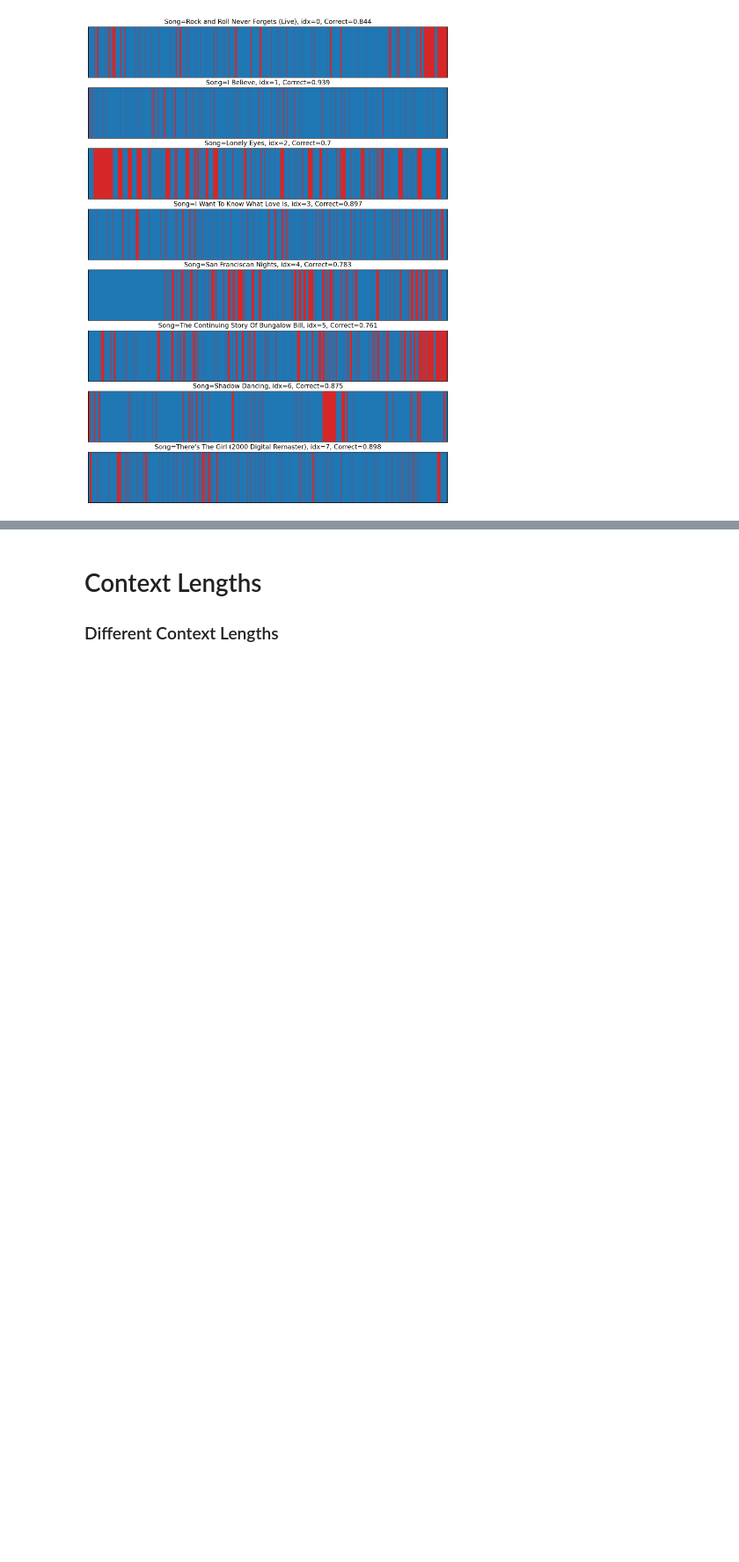
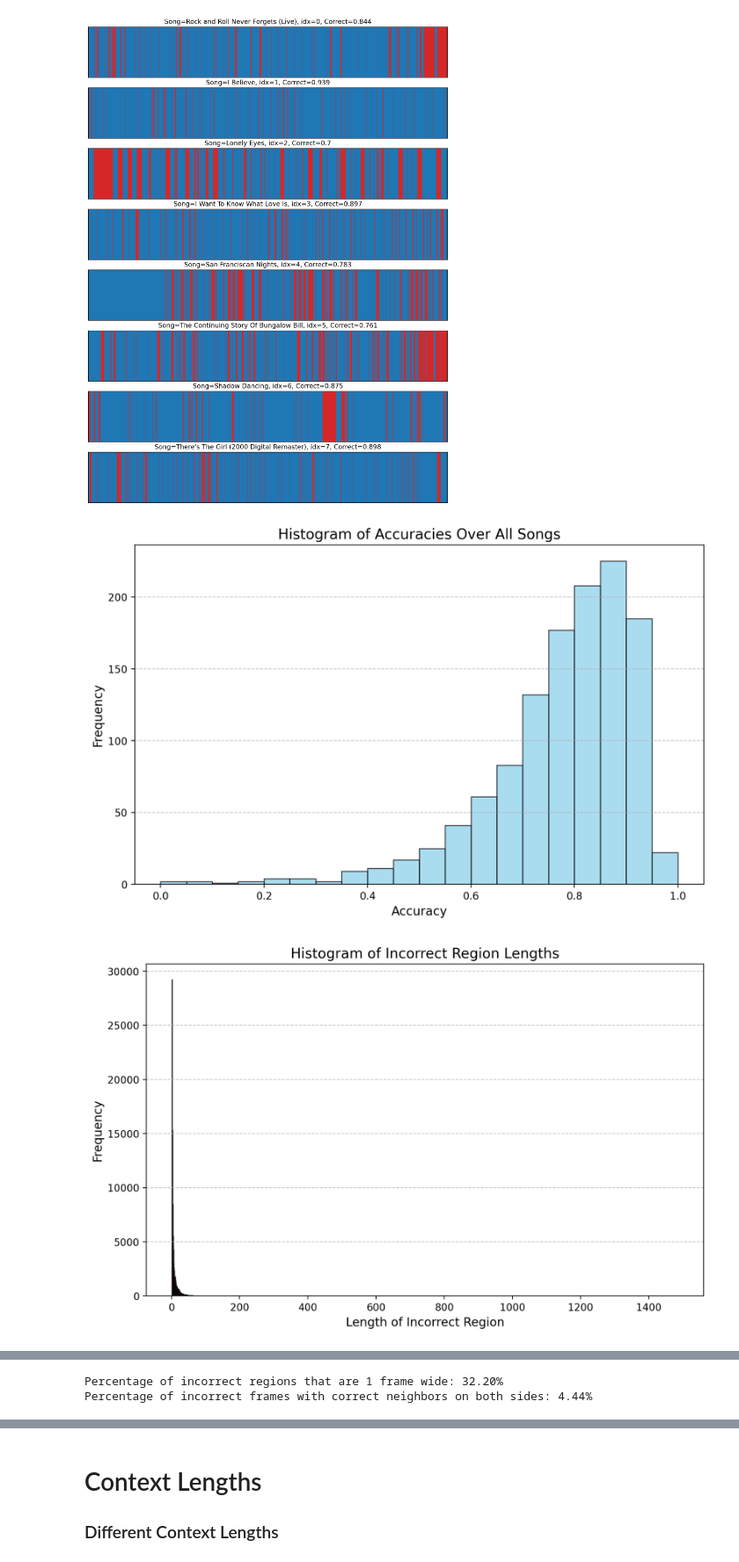
Before and after one commit to PierreRL/AutomaticChordRecognition, a Jupyter notebook: notebooks/model_behaviour_exp.ipynb, the cells around one changed output, grey strips where cells are left out. Shown at 88% size. Cells and saved outputs as stored; diff of their text form; code cells hidden in the pictures; blank space fills up the shorter version.

```diff
--- a/notebooks/model_behaviour_exp.ipynb
+++ b/notebooks/model_behaviour_exp.ipynb
@@ -128,0 +184,39 @@ plt.show()
+# %%
+# Final computations and plots
+percent_single_frame_regions = (single_frame_regions / len(incorrect_region_lengths)) * 100 if incorrect_region_lengths else 0
+percent_incorrect_with_correct_neighbors = (incorrect_frame_with_correct_neighbors / total_incorrect_frames) * 100 if total_incorrect_frames else 0
+average_accuracy_over_time = correctness_matrix.sum(axis=0) / valid_frames
+
+# Accuracy histogram
+plt.figure(figsize=(10, 6))
+plt.hist(all_accuracies, bins=20, range=(0, 1), alpha=0.7, color='skyblue', edgecolor='black')
+plt.title("Histogram of Accuracies Over All Songs", fontsize=14)
+plt.xlabel("Accuracy", fontsize=12)
+plt.ylabel("Frequency", fontsize=12)
+plt.grid(axis='y', linestyle='--', alpha=0.7)
+plt.show()
+
+# Incorrect region histogram
+plt.figure(figsize=(10, 6))
+plt.hist(incorrect_region_lengths, bins=range(1, max(incorrect_region_lengths) + 2), alpha=0.7, color='salmon', edgecolor='black')
+plt.title("Histogram of Incorrect Region Lengths", fontsize=14)
+plt.xlabel("Length of Incorrect Region", fontsize=12)
+plt.ylabel("Frequency", fontsize=12)
+plt.grid(axis='y', linestyle='--', alpha=0.7)
+plt.show()
+
+# Average accuracy over time plot
+plt.figure(figsize=(12, 6))
+plt.plot(average_accuracy_over_time, marker='o', linestyle='-', alpha=0.8)
+plt.title("Average Accuracy Over Time in Songs", fontsize=14)
+plt.xlabel("Time Step (Frame Index)", fontsize=12)
+plt.ylabel("Average Accuracy", fontsize=12)
+plt.grid(axis='y', linestyle='--', alpha=0.7)
+plt.show()
+
+# Print percentages
+print(f"Percentage of incorrect regions that are 1 frame wide: {percent_single_frame_regions:.2f}%")
+print(f"Percentage of incorrect frames with correct neighbors on both sides: {percent_incorrect_with_correct_neighbors:.2f}%")
+# %% [output]
+[figure, added]
+[figure, added]
@@ -128,0 +224,2 @@ plt.show()
+Percentage of incorrect regions that are 1 frame wide: 32.20%
+Percentage of incorrect frames with correct neighbors on both sides: 4.44%
```
Also changed, not shown: parts of 20 cells of this notebook, 9 other files.
